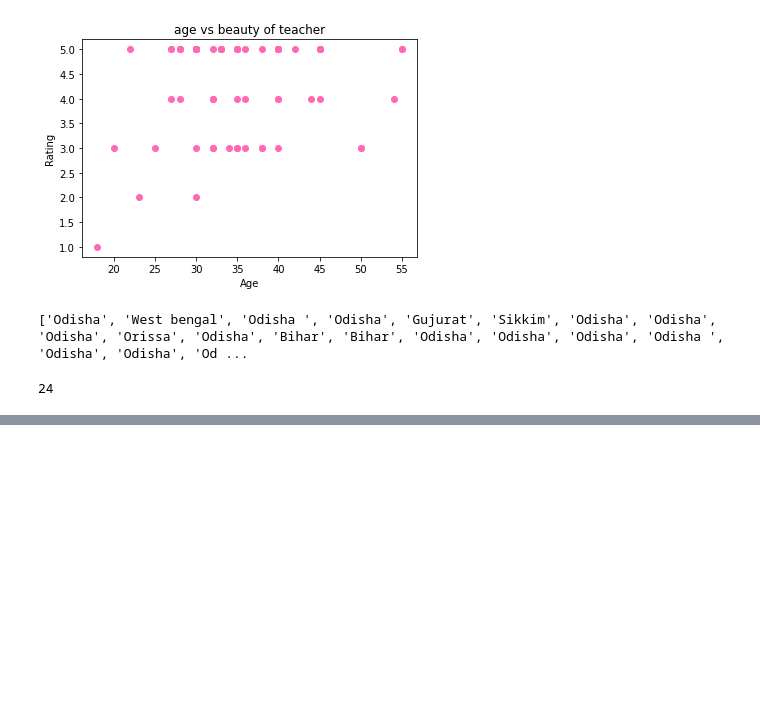
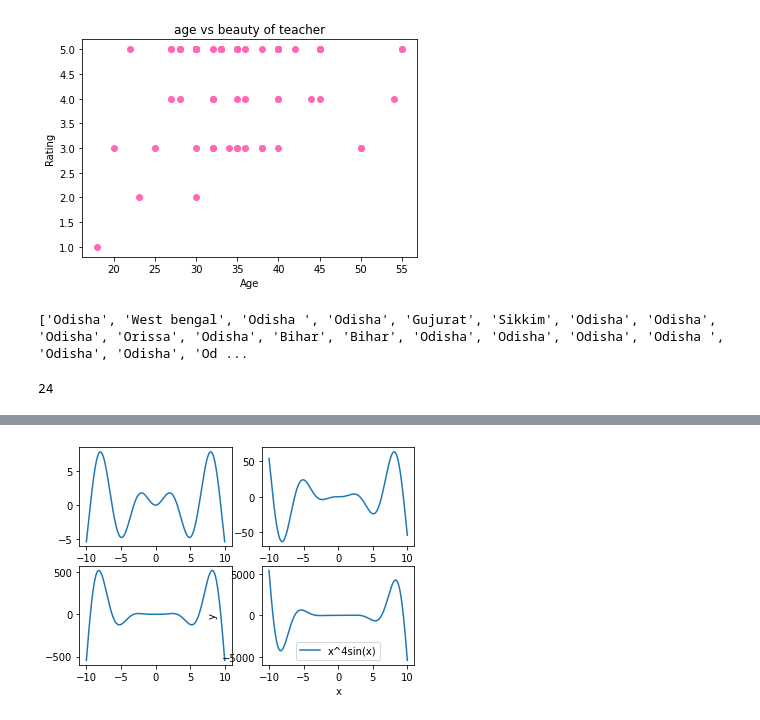
Before and after one commit to kunal838/dataScience, a Jupyter notebook: pandas.ipynb, the cells around one changed output, grey strips where cells are left out. Drawn from its saved outputs; the diff is of its cells as text; code cells hidden in the pictures; blank space fills up the shorter version.

```diff
--- a/pandas.ipynb
+++ b/pandas.ipynb
@@ -104,0 +129,31 @@ count
+# %%
+#Q9
+import numpy as np
+import matplotlib.pyplot as plt
+
+
+
+# calculate the y values for each function
+y1 = x * np.sin(x)
+y2 = x**2 * np.sin(x)
+y3 = x**3 * np.sin(x)
+y4 = x**4 * np.sin(x)
+
+# create the plot
+plt.subplot(2,2,1)
+plt.plot(x, y1, label='xsin(x)')
+plt.subplot(2,2,2)
+plt.plot(x, y2, label='x^2sin(x)')
+plt.subplot(2,2,3)
+plt.plot(x, y3, label='x^3sin(x)')
+plt.subplot(2,2,4)
+plt.plot(x, y4, label='x^4sin(x)')
+
+
+plt.xlabel('x')
+plt.ylabel('y')
+plt.legend()
+
+plt.show()
+# %% [output]
+[figure, added]
```
Also changed, not shown: parts of 3 cells of this notebook.
